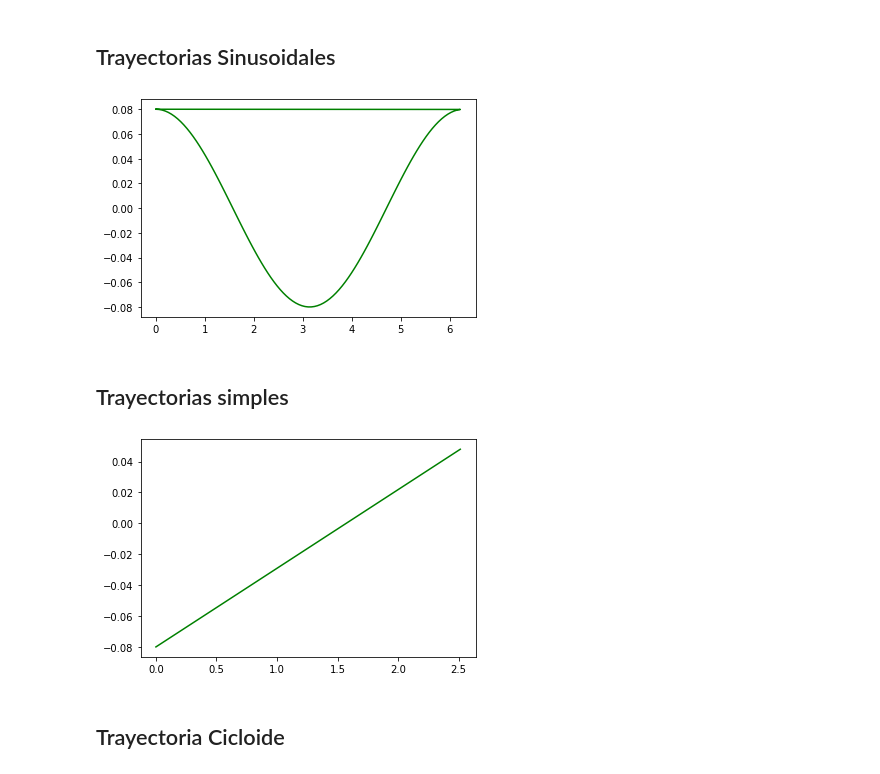
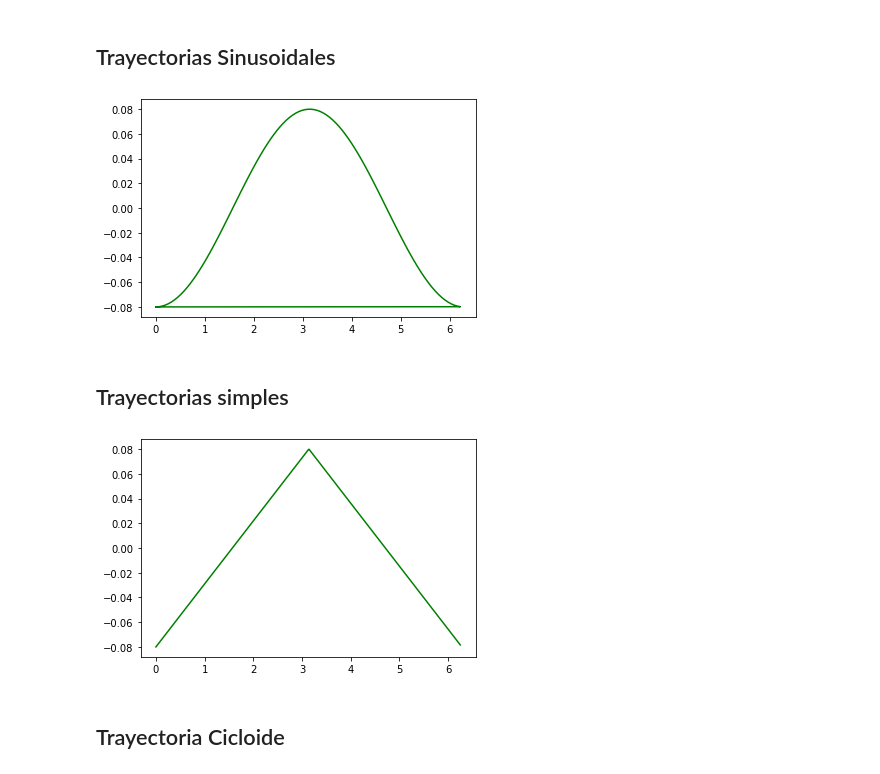
Before and after one commit to DPR00/rle_127, a Jupyter notebook: solo12-pybullet/trayectorias/pruebas.ipynb, the cells around one changed output. Cells and saved outputs as stored; diff of their text form; code cells hidden in the pictures.

```diff
--- a/solo12-pybullet/trayectorias/pruebas.ipynb
+++ b/solo12-pybullet/trayectorias/pruebas.ipynb
@@ -6,25 +6,25 @@ import matplotlib.pyplot as plt
 # %%
 th = np.linspace(0, 2*np.pi,100)
 x = np.zeros(len(th))
 z = np.zeros(len(th))
 dx = 0.08; dz = 0.1
 for i in range(len(th)):
     x[i] = dx*np.cos(th[i])
     #res = np.floor(th[i]/(2*np.pi))
     th[i] %= 2*np.pi #- 2*np.pi*res
     if th[i] > np.pi:
         z[i] = 0
     else:
         z[i] = dz*np.sin(th[i])
 
-plt.plot(th,x,'g')
+plt.plot(th,-x,'g')
 plt.show()
 # %% [output]
-[figure, old version]
+[figure, new version]
 # %% [markdown]
 ## Trayectorias simples
 # %%
-th = np.linspace(0, 0.8*np.pi,500)
+th = np.linspace(0, 1.99*np.pi,500)
 x = np.zeros(len(th))
 z = np.zeros(len(th))
 dx = 0.08; dz = 0.1; dt = th[1]-th[0]
@@ -45,7 +45,7 @@ for i in range(len(th)):
 plt.plot(th,x,'g')
 plt.show()
 # %% [output]
-[figure, old version]
+[figure, new version]
 # %% [markdown]
 ## Trayectoria Cicloide
 # %%
```
Also changed, not shown: parts of 1 cell of this notebook, 26 other files.
